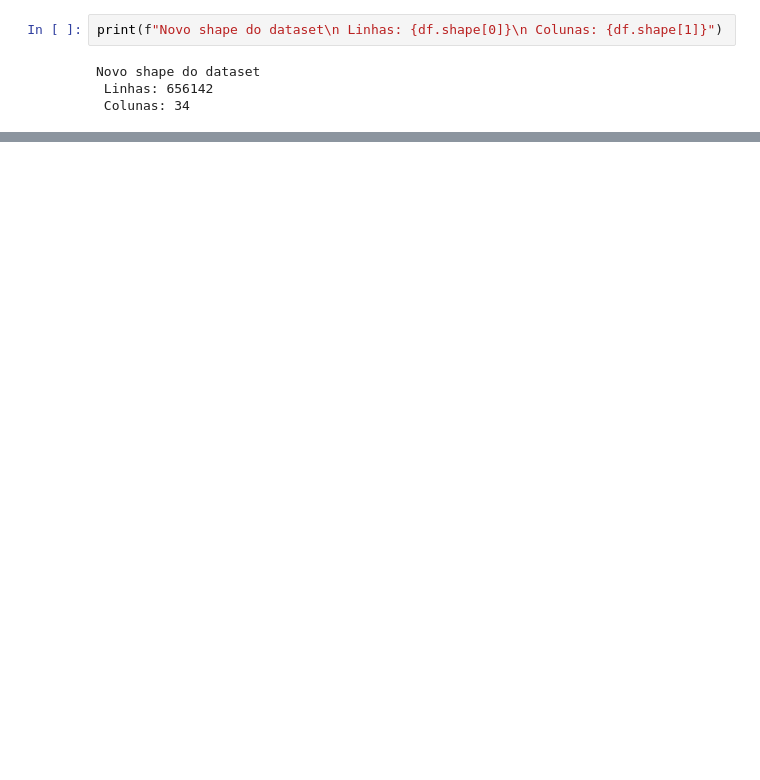
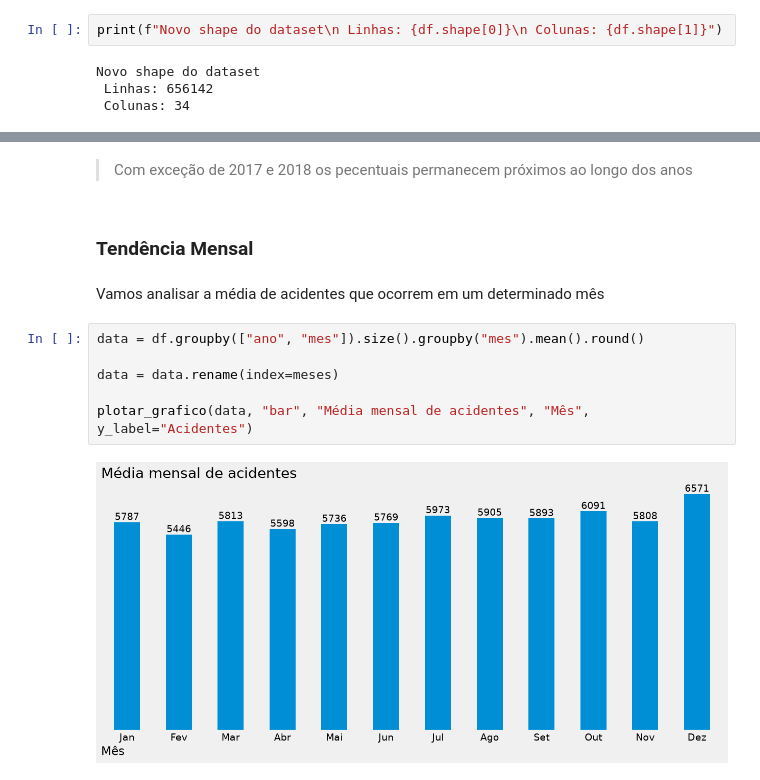
Before and after one commit to L-Carlos/mvp-machine-learning, a Jupyter notebook: mvp_ml_analytics_2026.ipynb, the cells around one changed output, grey strips where cells are left out. Drawn from its saved outputs; the diff is of its cells as text; blank space fills up the shorter version.

```diff
--- a/mvp_ml_analytics_2026.ipynb
+++ b/mvp_ml_analytics_2026.ipynb
@@ -597,0 +871,14 @@ Index(['id', 'data_inversa', 'dia_semana', 'horario', 'uf', 'br', 'km',
+# %% [markdown]
+> Com exceção de 2017 e 2018 os pecentuais permanecem próximos ao longo dos anos
+# %% [markdown]
+### Tendência Mensal
+# %% [markdown]
+Vamos analisar a média de acidentes que ocorrem em um determinado mês
+# %%
+data = df.groupby(["ano", "mes"]).size().groupby("mes").mean().round()
+
+data = data.rename(index=meses)
+
+plotar_grafico(data, "bar", "Média mensal de acidentes", "Mês", y_label="Acidentes")
+# %% [output]
+[figure, added]
```
Also changed, not shown: parts of 56 cells of this notebook.
